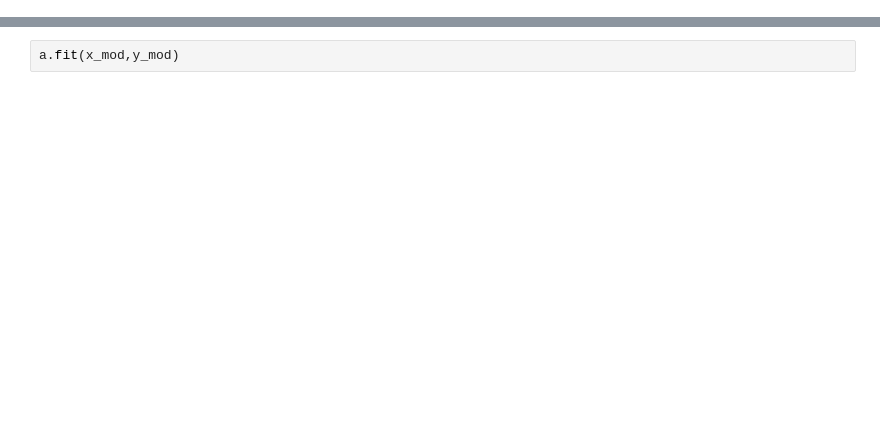
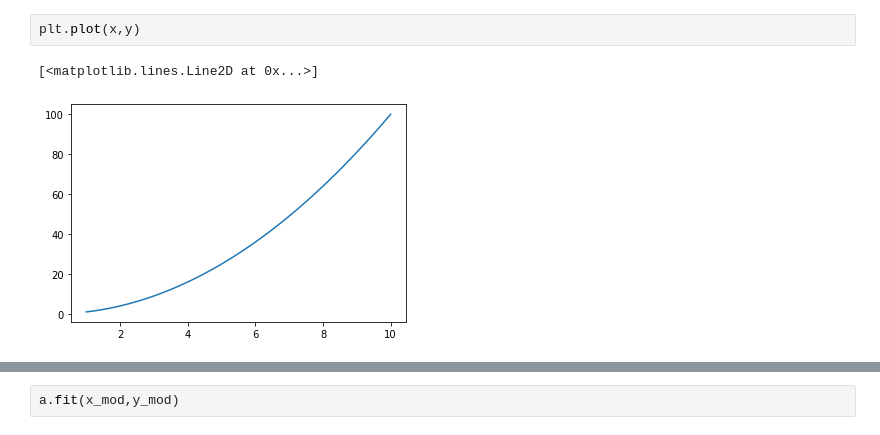
Before and after one commit to naman873/Python, a Jupyter notebook: twentysix/Untitled.ipynb, the cells around one changed output, grey strips where cells are left out. Drawn from its saved outputs; the diff is of its cells as text; blank space fills up the shorter version.

```diff
--- a/twentysix/Untitled.ipynb
+++ b/twentysix/Untitled.ipynb
@@ -4,0 +19,5 @@ from sklearn.linear_model import LinearRegression
+# %%
+plt.plot(x,y)
+# %% [output]
+[<matplotlib.lines.Line2D at 0x...>]
+[figure, added]
```
Also changed, not shown: parts of 58 cells of this notebook, 13 other files.
